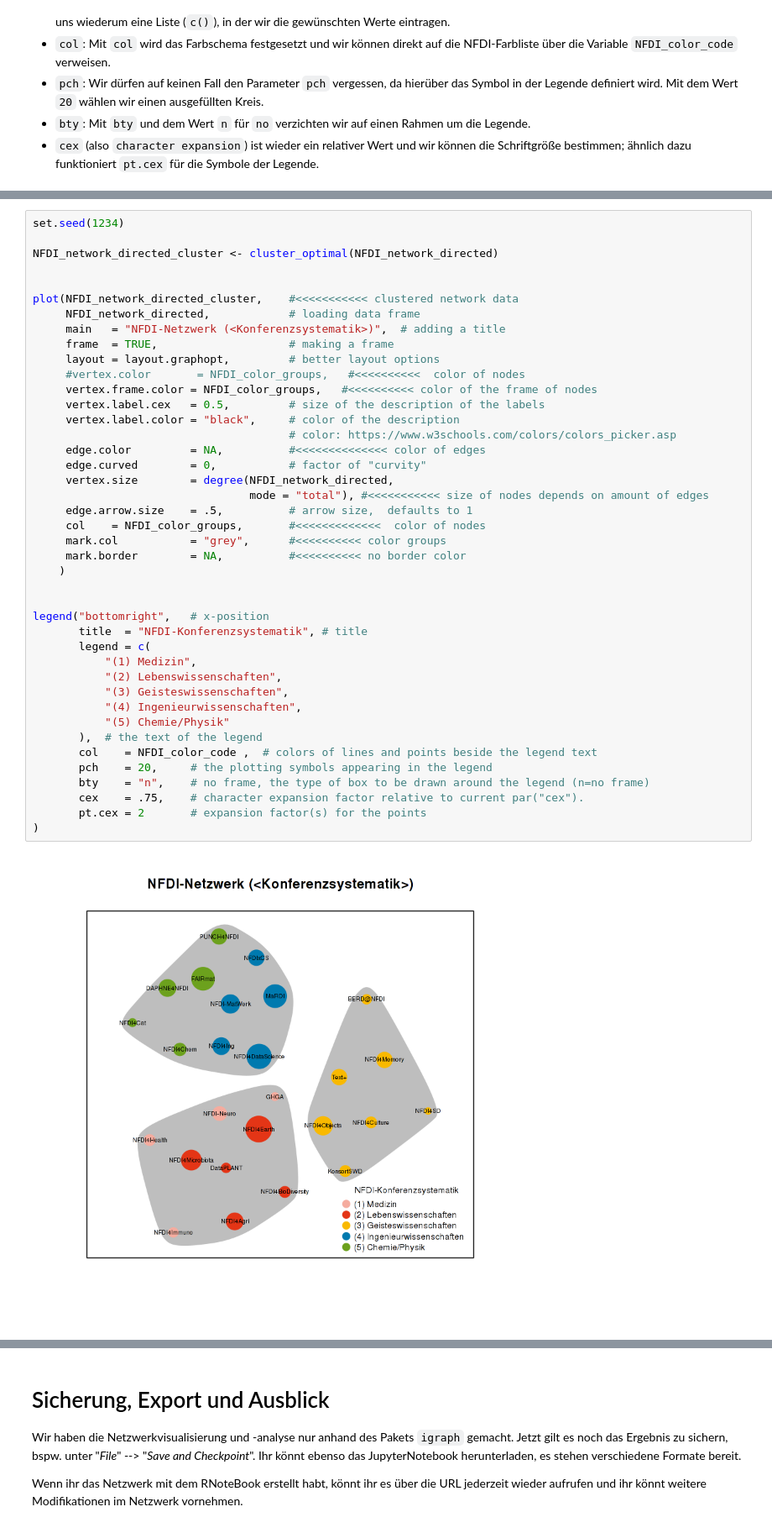
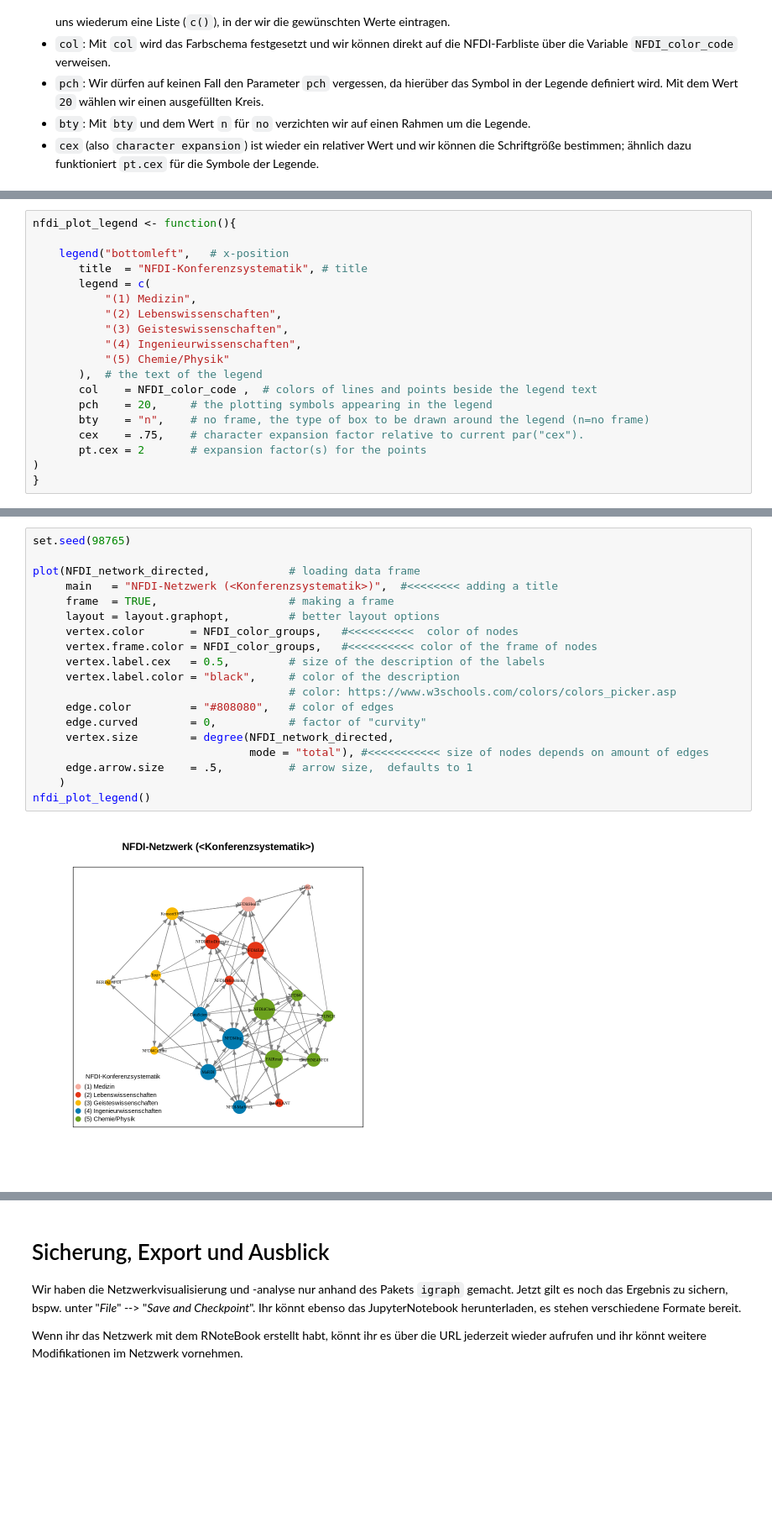
Before and after one commit to LukasCBossert/das-versprechen-der-vernetzung, a Jupyter notebook: Notebook/das-versprechen-der-vernetzung.ipynb, the cells around one changed output, grey strips where cells are left out. Shown at 84% size. Saved outputs shown, nothing was run; the diff lists cells and outputs as text; blank space fills up the shorter version.

```diff
--- a/Notebook/das-versprechen-der-vernetzung.ipynb
+++ b/Notebook/das-versprechen-der-vernetzung.ipynb
@@ -761,0 +689,19 @@ Für die Legende müssen wir nichts anpassen.
+# %%
+nfdi_plot_legend <- function(){
+
+    legend("bottomleft",   # x-position
+       title  = "NFDI-Konferenzsystematik", # title
+       legend = c(
+           "(1) Medizin",
+           "(2) Lebenswissenschaften",
+           "(3) Geisteswissenschaften",
+           "(4) Ingenieurwissenschaften",
+           "(5) Chemie/Physik"
+       ),  # the text of the legend
+       col    = NFDI_color_code ,  # colors of lines and points beside the legend text
+       pch    = 20,     # the plotting symbols appearing in the legend
+       bty    = "n",    # no frame, the type of box to be drawn around the legend (n=no frame)
+       cex    = .75,    # character expansion factor relative to current par("cex").
+       pt.cex = 2       # expansion factor(s) for the points
+)
+}
@@ -762,44 +710,21 @@ Für die Legende müssen wir nichts anpassen.
 # %%
-set.seed(1234)
+set.seed(98765)
 
-NFDI_network_directed_cluster <- cluster_optimal(NFDI_network_directed)
-
-
-plot(NFDI_network_directed_cluster,    #<<<<<<<<<<< clustered network data
-     NFDI_network_directed,            # loading data frame
-     main   = "NFDI-Netzwerk (<Konferenzsystematik>)",  # adding a title
+plot(NFDI_network_directed,            # loading data frame
+     main   = "NFDI-Netzwerk (<Konferenzsystematik>)",  #<<<<<<<< adding a title
      frame  = TRUE,                    # making a frame
      layout = layout.graphopt,         # better layout options
-     #vertex.color       = NFDI_color_groups,   #<<<<<<<<<<  color of nodes
+     vertex.color       = NFDI_color_groups,   #<<<<<<<<<<  color of nodes
      vertex.frame.color = NFDI_color_groups,   #<<<<<<<<<< color of the frame of nodes
      vertex.label.cex   = 0.5,         # size of the description of the labels
      vertex.label.color = "black",     # color of the description
                                        # color: https://www.w3schools.com/colors/colors_picker.asp
-     edge.color         = NA,          #<<<<<<<<<<<<<< color of edges
+     edge.color         = "#808080",   # color of edges
      edge.curved        = 0,           # factor of "curvity"
      vertex.size        = degree(NFDI_network_directed,
                                  mode = "total"), #<<<<<<<<<<< size of nodes depends on amount of edges
      edge.arrow.size    = .5,          # arrow size,  defaults to 1
-     col    = NFDI_color_groups,       #<<<<<<<<<<<<<  color of nodes
-     mark.col           = "grey",      #<<<<<<<<<< color groups
-     mark.border        = NA,          #<<<<<<<<<< no border color
     )
-
-
-legend("bottomright",   # x-position
-       title  = "NFDI-Konferenzsystematik", # title
-       legend = c(
-           "(1) Medizin",
-           "(2) Lebenswissenschaften",
-           "(3) Geisteswissenschaften",
-           "(4) Ingenieurwissenschaften",
-           "(5) Chemie/Physik"
-       ),  # the text of the legend
-       col    = NFDI_color_code ,  # colors of lines and points beside the legend text
-       pch    = 20,     # the plotting symbols appearing in the legend
-       bty    = "n",    # no frame, the type of box to be drawn around the legend (n=no frame)
-       cex    = .75,    # character expansion factor relative to current par("cex").
-       pt.cex = 2       # expansion factor(s) for the points
-)
+nfdi_plot_legend()
 # %% [output]
-[figure, old version]
+[figure, new version]
```
Also changed, not shown: parts of 31 cells of this notebook, 18 other files.
